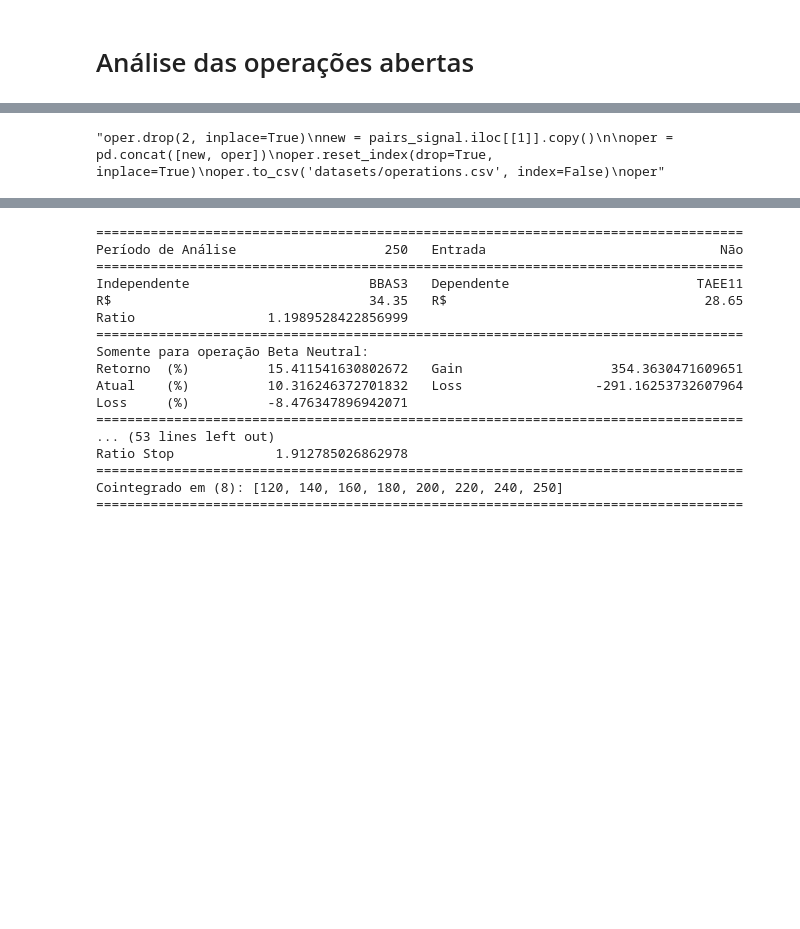
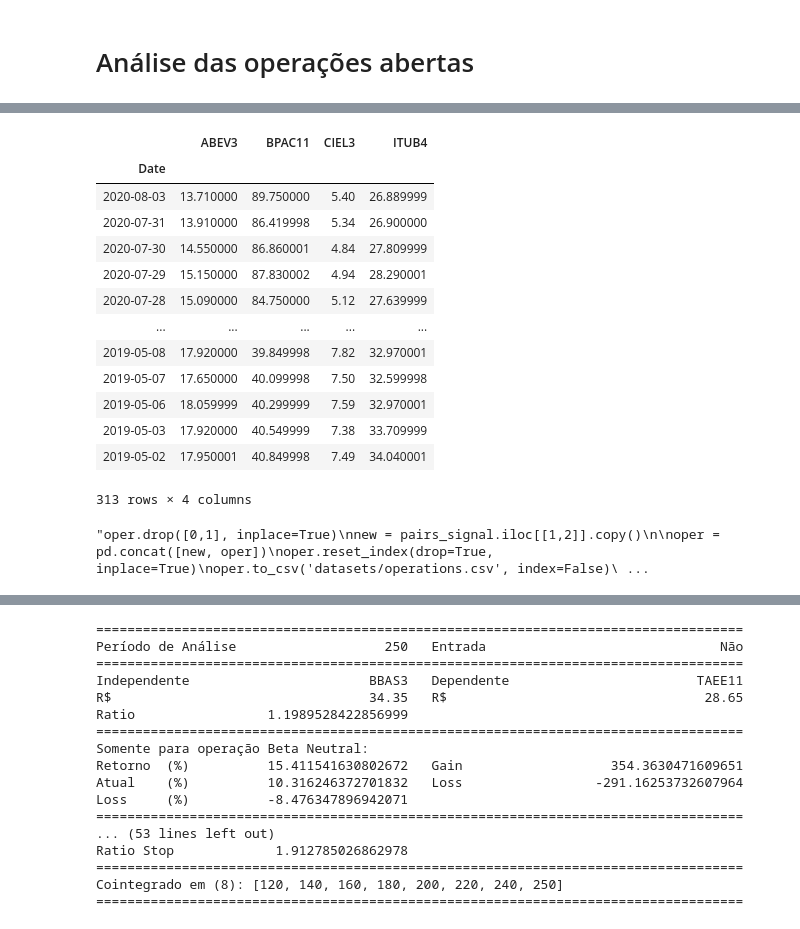
Before and after one commit to andreolvgomes/long-short-by-cointegration, a Jupyter notebook: Analysis-Pairs-Mult.ipynb, the cells around one changed output, grey strips where cells are left out. Saved outputs shown, nothing was run; the diff lists cells and outputs as text; code cells hidden in the pictures; blank space fills up the shorter version.

```diff
--- a/Analysis-Pairs-Mult.ipynb
+++ b/Analysis-Pairs-Mult.ipynb
@@ -125,13 +111,30 @@ oper
+# %%
+data[['ABEV3', 'BPAC11', 'CIEL3', 'ITUB4']]
+# %% [output]
+|  | ABEV3 | BPAC11 | CIEL3 | ITUB4 |
+| Date |  |  |  |  |
+| 2020-08-03 | 13.710000 | 89.750000 | 5.40 | 26.889999 |
+| 2020-07-31 | 13.910000 | 86.419998 | 5.34 | 26.900000 |
+| 2020-07-30 | 14.550000 | 86.860001 | 4.84 | 27.809999 |
+| 2020-07-29 | 15.150000 | 87.830002 | 4.94 | 28.290001 |
+| 2020-07-28 | 15.090000 | 84.750000 | 5.12 | 27.639999 |
+| ... | ... | ... | ... | ... |
+| 2019-05-08 | 17.920000 | 39.849998 | 7.82 | 32.970001 |
+| 2019-05-07 | 17.650000 | 40.099998 | 7.50 | 32.599998 |
+| 2019-05-06 | 18.059999 | 40.299999 | 7.59 | 32.970001 |
+| 2019-05-03 | 17.920000 | 40.549999 | 7.38 | 33.709999 |
+| 2019-05-02 | 17.950001 | 40.849998 | 7.49 | 34.040001 |
+313 rows × 4 columns
 # %%
-"""oper.drop(2, inplace=True)
-new = pairs_signal.iloc[[1]].copy()
+"""oper.drop([0,1], inplace=True)
+new = pairs_signal.iloc[[1,2]].copy()
 
 oper = pd.concat([new, oper])
 oper.reset_index(drop=True, inplace=True)
 oper.to_csv('datasets/operations.csv', index=False)
 oper"""
 # %% [output]
-"oper.drop(2, inplace=True)\nnew = pairs_signal.iloc[[1]].copy()\n\noper = pd.concat([new, oper])\noper.reset_index(drop=True, inplace=True)\noper.to_csv('datasets/operations.csv', index=False)\noper"
+"oper.drop([0,1], inplace=True)\nnew = pairs_signal.iloc[[1,2]].copy()\n\noper = pd.concat([new, oper])\noper.reset_index(drop=True, inplace=True)\noper.to_csv('datasets/operations.csv', index=False)\ ...
 # %%
 #oper.to_csv('datasets/operations.csv', index=False)
 # %%
```
Also changed, not shown: parts of 5 cells of this notebook, 2 other files.
